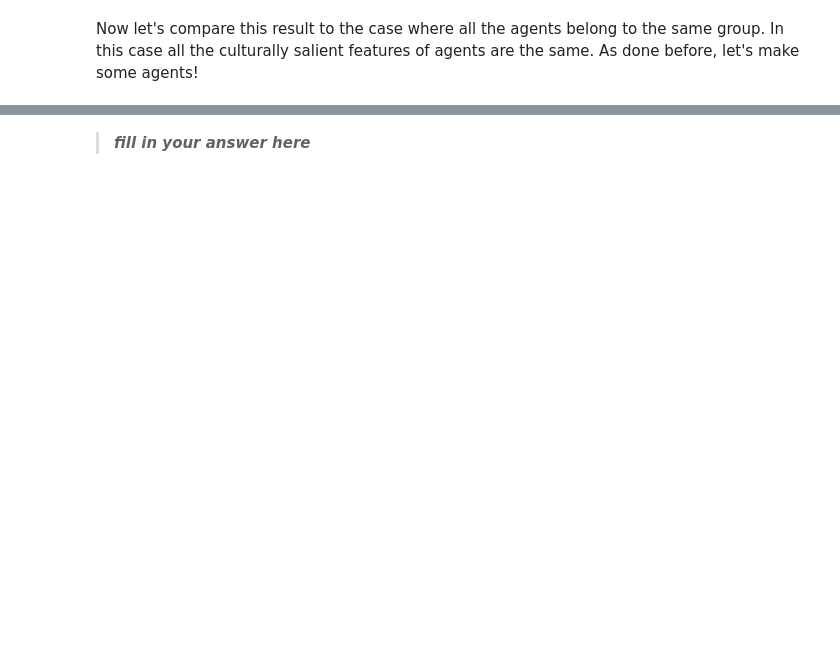
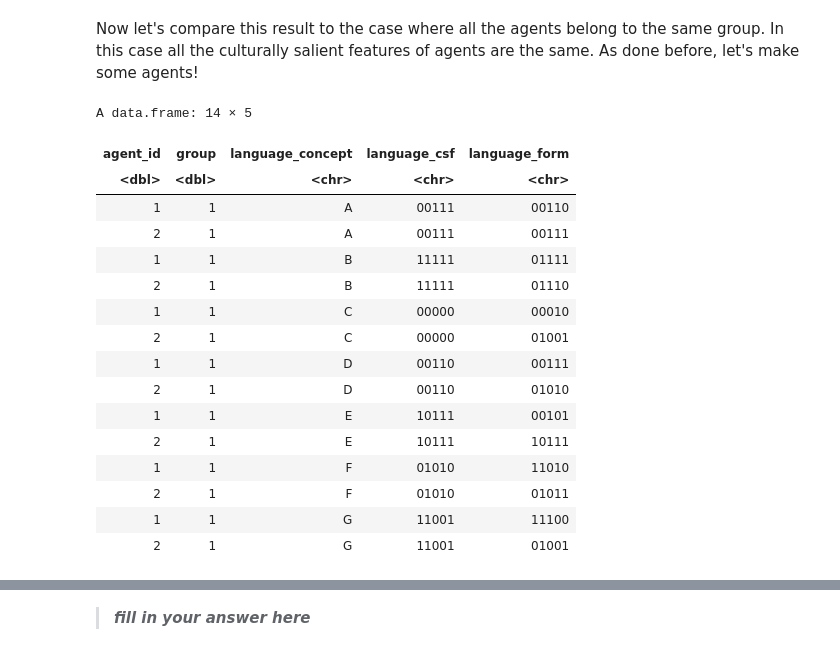
Before and after one commit to evolamus/labs, a Jupyter notebook: Agent_based_model_sign_language.ipynb, the cells around one changed output, grey strips where cells are left out. Saved outputs shown, nothing was run; the diff lists cells and outputs as text; code cells hidden in the pictures; blank space fills up the shorter version.

```diff
--- a/Agent_based_model_sign_language.ipynb
+++ b/Agent_based_model_sign_language.ipynb
@@ -340,33 +531,58 @@ Now let's compare this result to the case where all the agents belong to the sam
 agent1_conceptA_samegroup <- data.frame( agent_id = 1,
                                group = 1,
                                language_concept = "A",
                                language_csf = "00111",
                                language_form = "00110",
                                stringsAsFactors = FALSE)
 
 agent1_conceptB_samegroup <- data.frame( agent_id = 1,
                                group = 1,
                                language_concept = "B",
                                language_csf = "11111",
                                language_form = "01111",
                                stringsAsFactors = FALSE)
 
 agent2_conceptA_samegroup <- data.frame( agent_id = 2,
                                group = 1,
                                language_concept = "A",
                                language_csf = "00111",
                                language_form = "00111",
                                stringsAsFactors = FALSE)
 
 agent2_conceptB_samegroup <- data.frame( agent_id = 2,
                                group = 1,
                                language_concept = "B",
                                language_csf = "11111",
                                language_form = "01110",
                                stringsAsFactors = FALSE)
 
 #overwrite variable 'agents' with the new same-group agents
-agents <- rbind(agent1_conceptA_samegroup, agent1_conceptB_samegroup, agent2_conceptA_samegroup, agent2_conceptB_samegroup)  # rbind puts the dataframes together
+agents_samegroup <- rbind(agent1_conceptA_samegroup, agent1_conceptB_samegroup, agent2_conceptA_samegroup, agent2_conceptB_samegroup)  # rbind puts the dataframes together
 
-agents_samegroup <- agents
-agents_samegroup_updated <- runsimulation(agents)
+# adding more concepts for agent 1
+agents_samegroup <- add_more_concepts(agents_samegroup, id = 1, group = 1, n_concepts = 5, n_bits = 5, initial_overlap = initial_overlap)
+
+# and for agent 2
+agents_samegroup <- add_more_concepts(agents_samegroup, id = 2, group = 1, n_concepts = 5, n_bits = 5, initial_overlap = initial_overlap)
+
+agents_samegroup <- arrange(agents_samegroup, language_concept)
+
+agents_samegroup
+# %% [output]
+A data.frame: 14 × 5
+| agent_id | group | language_concept | language_csf | language_form |
+| <dbl> | <dbl> | <chr> | <chr> | <chr> |
+| 1 | 1 | A | 00111 | 00110 |
+| 2 | 1 | A | 00111 | 00111 |
+| 1 | 1 | B | 11111 | 01111 |
+| 2 | 1 | B | 11111 | 01110 |
+| 1 | 1 | C | 00000 | 00010 |
+| 2 | 1 | C | 00000 | 01001 |
+| 1 | 1 | D | 00110 | 00111 |
+| 2 | 1 | D | 00110 | 01010 |
+| 1 | 1 | E | 10111 | 00101 |
+| 2 | 1 | E | 10111 | 10111 |
+| 1 | 1 | F | 01010 | 11010 |
+| 2 | 1 | F | 01010 | 01011 |
+| 1 | 1 | G | 11001 | 11100 |
+| 2 | 1 | G | 11001 | 01001 |
```
Also changed, not shown: parts of 22 cells of this notebook, 17 other files.
